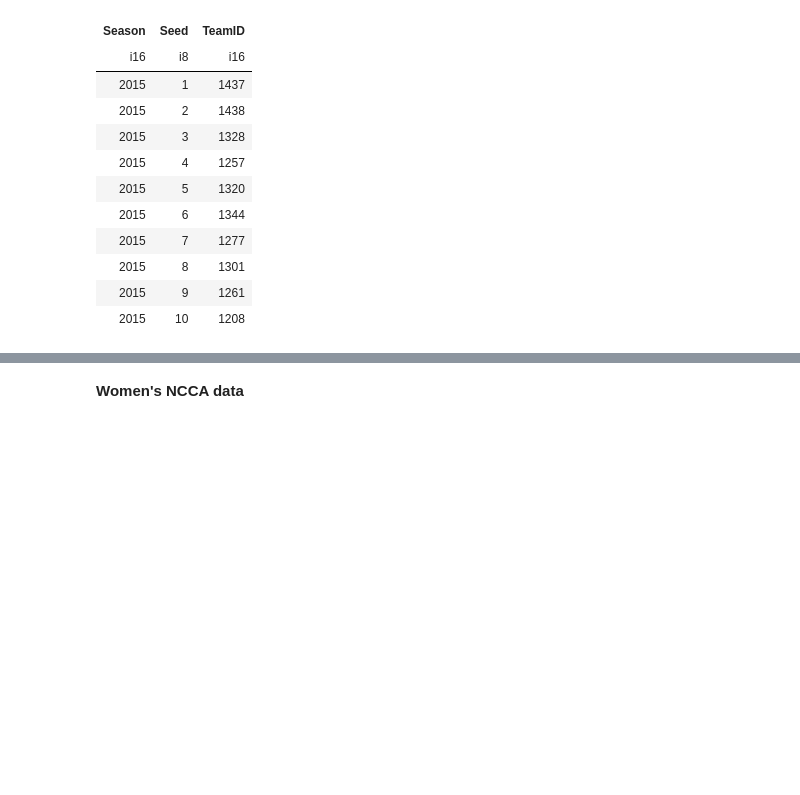
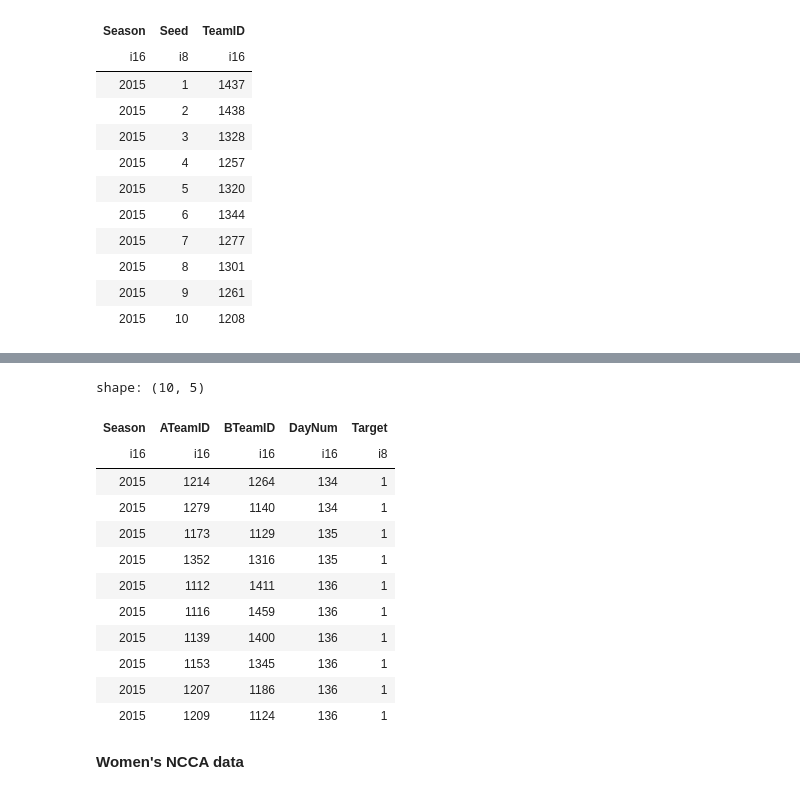
Before and after one commit to wojciech-kielbowicz-it/GitHub-Competition-Code, a Jupyter notebook: march-machine-learning-mania-2026/notebooks/01-exploration_cleaning_feature_engineering.ipynb, the cells around one changed output, grey strips where cells are left out. Saved outputs shown, nothing was run; the diff lists cells and outputs as text; code cells hidden in the pictures; blank space fills up the shorter version.

Commit message:
Create m_tourney_matchups

```diff
--- a/march-machine-learning-mania-2026/notebooks/01-exploration_cleaning_feature_engineering.ipynb
+++ b/march-machine-learning-mania-2026/notebooks/01-exploration_cleaning_feature_engineering.ipynb
@@ -177,3 +179,21 @@ shape: (10, 14)
+# %%
+m_tourney_matchups: pl.LazyFrame = pl.scan_csv("../data/raw/MNCAATourneyDetailedResults.csv")
+m_tourney_matchups = ecm.prepare_tourney_matchups(m_tourney_matchups)
+m_tourney_matchups.head(10).collect()
+# %% [output]
+shape: (10, 5)
+| Season | ATeamID | BTeamID | DayNum | Target |
+| i16 | i16 | i16 | i16 | i8 |
+| 2015 | 1214 | 1264 | 134 | 1 |
+| 2015 | 1279 | 1140 | 134 | 1 |
+| 2015 | 1173 | 1129 | 135 | 1 |
+| 2015 | 1352 | 1316 | 135 | 1 |
+| 2015 | 1112 | 1411 | 136 | 1 |
+| 2015 | 1116 | 1459 | 136 | 1 |
+| 2015 | 1139 | 1400 | 136 | 1 |
+| 2015 | 1153 | 1345 | 136 | 1 |
+| 2015 | 1207 | 1186 | 136 | 1 |
+| 2015 | 1209 | 1124 | 136 | 1 |
 # %% [markdown]
 **Women's NCCA data**
 # %%
```
Also changed, not shown: parts of 6 cells of this notebook.
